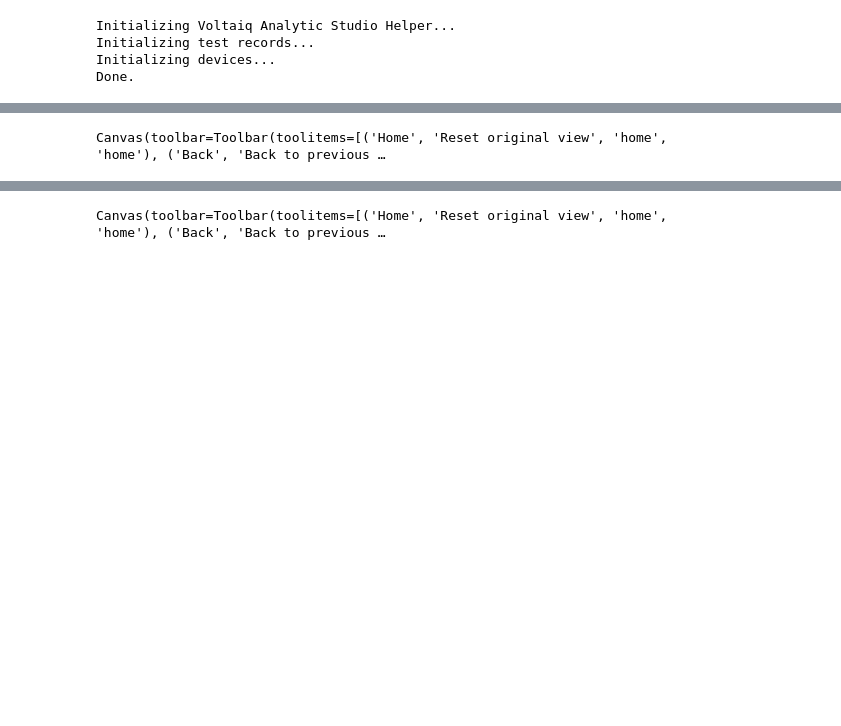
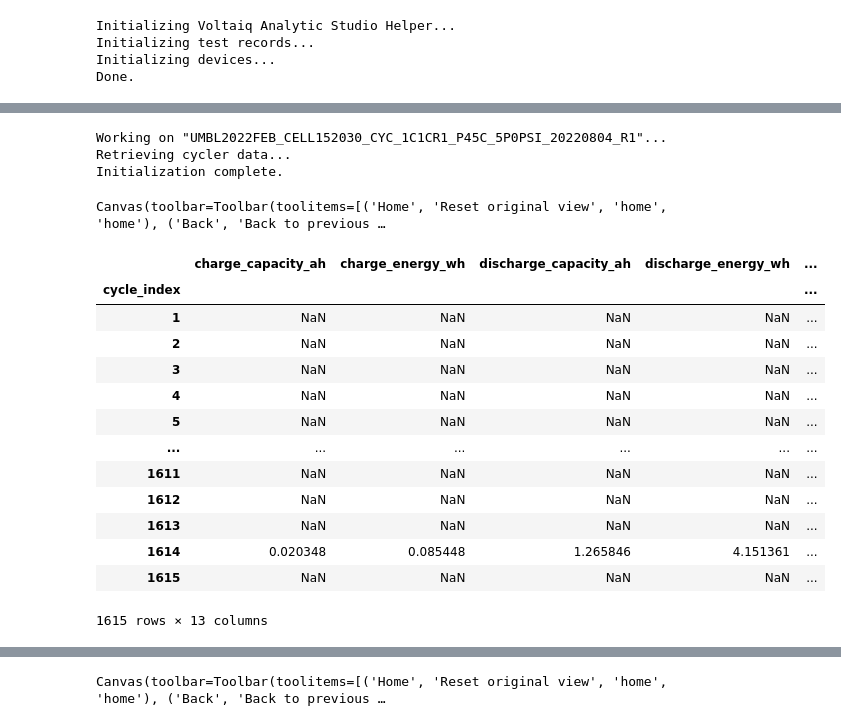
Before and after one commit to wengandrew/fast-formation, a Jupyter notebook: notebooks-2023/2023_01_31_test_process_cycling_data.ipynb, the cells around one changed output, grey strips where cells are left out. Saved outputs shown, nothing was run; the diff lists cells and outputs as text; code cells hidden in the pictures; blank space fills up the shorter version.

```diff
--- a/notebooks-2023/2023_01_31_test_process_cycling_data.ipynb
+++ b/notebooks-2023/2023_01_31_test_process_cycling_data.ipynb
@@ -70,3 +40,9 @@ df
+# %%
+parser = parsers.CyclingDataParser(device_name, vh)
+# %% [output]
+Working on "UMBL2022FEB_CELL152030_CYC_1C1CR1_P45C_5P0PSI_20220804_R1"...
+Retrieving cycler data...
+Initialization complete.
 # %%
 plot_vars = ['voltage_v', 'cycle_index', 'step_index']
 xvar = 'test_time_s'
@@ -85,13 +61,20 @@ axs[-1].set_xlabel(xvar);
 # %% [output]
 Canvas(toolbar=Toolbar(toolitems=[('Home', 'Reset original view', 'home', 'home'), ('Back', 'Back to previous …
 # %%
-RPT_STEP_INDEX_START         = 12
-RPT_STEP_INDEX_END           = 31
-RPT_STEP_INDEX_C20_CHARGE    = 26
-RPT_STEP_INDEX_C20_DISCHARGE = 23
-RPT_STEP_INDEX_VOLTAGE_RELAX_TOP_12HR = 27 # voltage decay after CV hold at 4.2V and 12 hours
-RPT_STEP_INDEX_VOLTAGE_RELAX_BOT_2P5HR = 13 # voltage rebound after CC discharge to 3.0V and 2.5 hours
-
-
-df_cyc = df[df['step_index'] < RPT_STEP_INDEX_START]
-df_rpt = df[(df['step_index'] >= RPT_STEP_INDEX_START) & (df['step_index'] <= RPT_STEP_INDEX_END)]
+df_by_cyc = parser.get_cycling_info()
+df_by_cyc
+# %% [output]
+|  | charge_capacity_ah | charge_energy_wh | discharge_capacity_ah | discharge_energy_wh | ... |
+| cycle_index |  |  |  |  | ... |
+| 1 | NaN | NaN | NaN | NaN | ... |
+| 2 | NaN | NaN | NaN | NaN | ... |
+| 3 | NaN | NaN | NaN | NaN | ... |
+| 4 | NaN | NaN | NaN | NaN | ... |
+| 5 | NaN | NaN | NaN | NaN | ... |
+| ... | ... | ... | ... | ... | ... |
+| 1611 | NaN | NaN | NaN | NaN | ... |
+| 1612 | NaN | NaN | NaN | NaN | ... |
+| 1613 | NaN | NaN | NaN | NaN | ... |
+| 1614 | 0.020348 | 0.085448 | 1.265846 | 4.151361 | ... |
+| 1615 | NaN | NaN | NaN | NaN | ... |
+1615 rows × 13 columns
```
Also changed, not shown: parts of 15 cells of this notebook, 1 other file.
